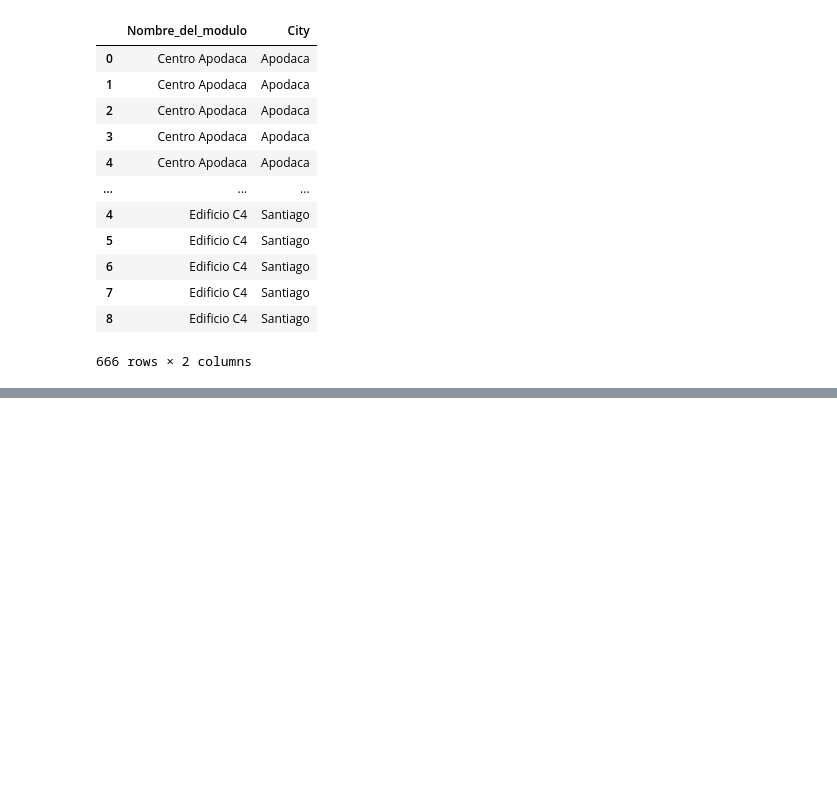
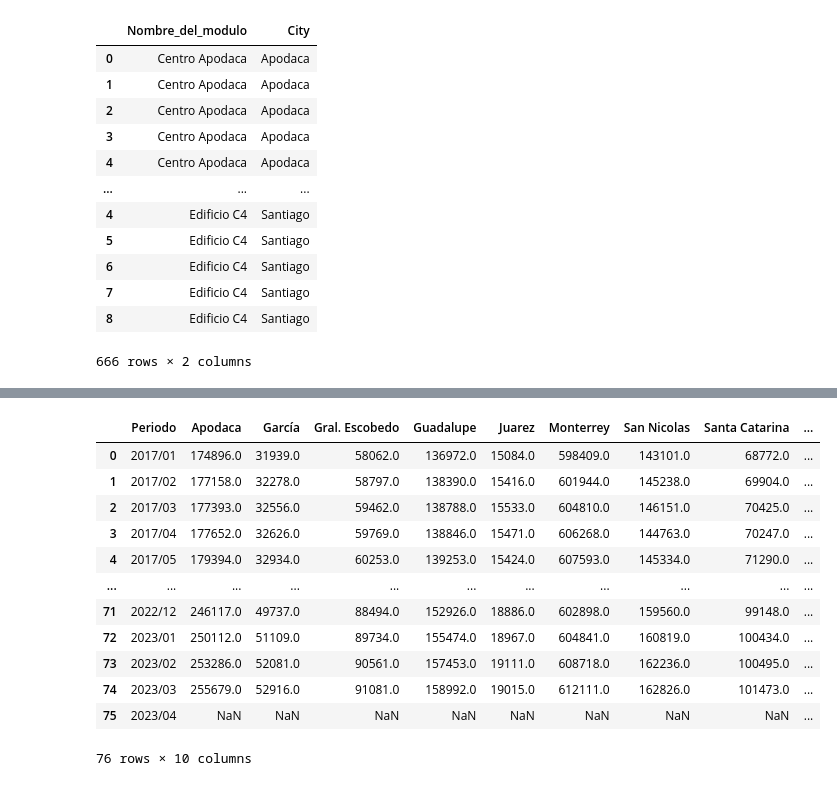
Before and after one commit to JosePabloGFnl/Monterrey-Violence, a Jupyter notebook: city-crimes.ipynb, the cells around one changed output, grey strips where cells are left out. Saved outputs shown, nothing was run; the diff lists cells and outputs as text; code cells hidden in the pictures; blank space fills up the shorter version.

```diff
--- a/city-crimes.ipynb
+++ b/city-crimes.ipynb
@@ -118,0 +145,18 @@ modulos
+# %%
+trabajadores_imss = pd.read_excel('TrabajadoresIMSS_Municipio_NL.xlsx', sheet_name='Hoja1')
+trabajadores_imss = trabajadores_imss[["Periodo", "Apodaca", "García", "Gral. Escobedo", "Guadalupe", "Juarez", "Monterrey", "San Nicolas", "Santa Catarina", "Santiago"]]
+trabajadores_imss
+# %% [output]
+|  | Periodo | Apodaca | García | Gral. Escobedo | Guadalupe | Juarez | Monterrey | San Nicolas | Santa Catarina | ... |
+| 0 | 2017/01 | 174896.0 | 31939.0 | 58062.0 | 136972.0 | 15084.0 | 598409.0 | 143101.0 | 68772.0 | ... |
+| 1 | 2017/02 | 177158.0 | 32278.0 | 58797.0 | 138390.0 | 15416.0 | 601944.0 | 145238.0 | 69904.0 | ... |
+| 2 | 2017/03 | 177393.0 | 32556.0 | 59462.0 | 138788.0 | 15533.0 | 604810.0 | 146151.0 | 70425.0 | ... |
+| 3 | 2017/04 | 177652.0 | 32626.0 | 59769.0 | 138846.0 | 15471.0 | 606268.0 | 144763.0 | 70247.0 | ... |
+| 4 | 2017/05 | 179394.0 | 32934.0 | 60253.0 | 139253.0 | 15424.0 | 607593.0 | 145334.0 | 71290.0 | ... |
+| ... | ... | ... | ... | ... | ... | ... | ... | ... | ... | ... |
+| 71 | 2022/12 | 246117.0 | 49737.0 | 88494.0 | 152926.0 | 18886.0 | 602898.0 | 159560.0 | 99148.0 | ... |
+| 72 | 2023/01 | 250112.0 | 51109.0 | 89734.0 | 155474.0 | 18967.0 | 604841.0 | 160819.0 | 100434.0 | ... |
+| 73 | 2023/02 | 253286.0 | 52081.0 | 90561.0 | 157453.0 | 19111.0 | 608718.0 | 162236.0 | 100495.0 | ... |
+| 74 | 2023/03 | 255679.0 | 52916.0 | 91081.0 | 158992.0 | 19015.0 | 612111.0 | 162826.0 | 101473.0 | ... |
+| 75 | 2023/04 | NaN | NaN | NaN | NaN | NaN | NaN | NaN | NaN | ... |
+76 rows × 10 columns
```
Also changed, not shown: parts of 10 cells of this notebook.
